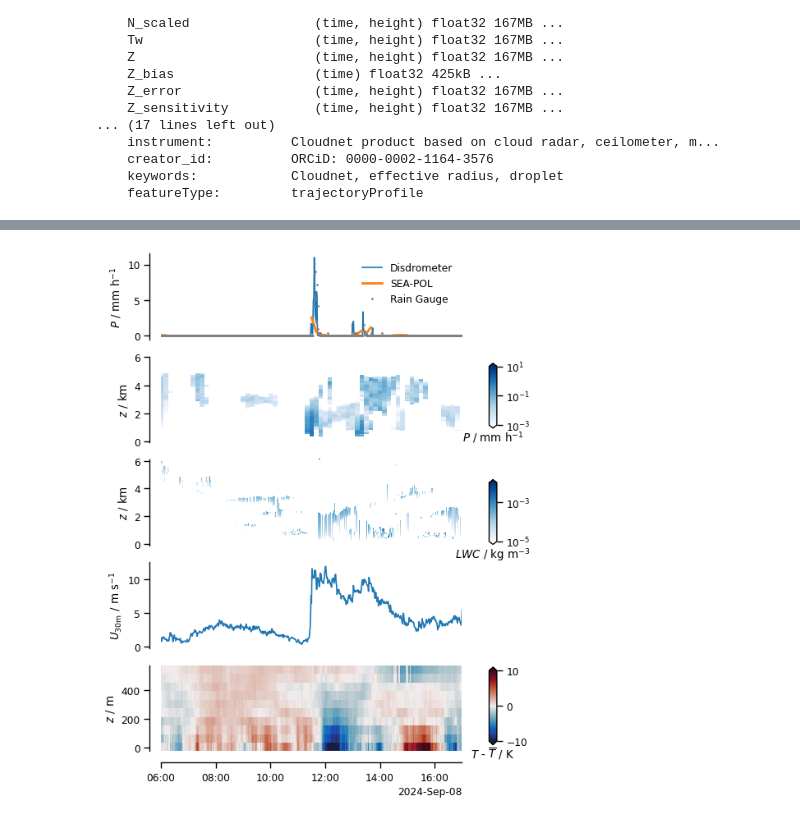
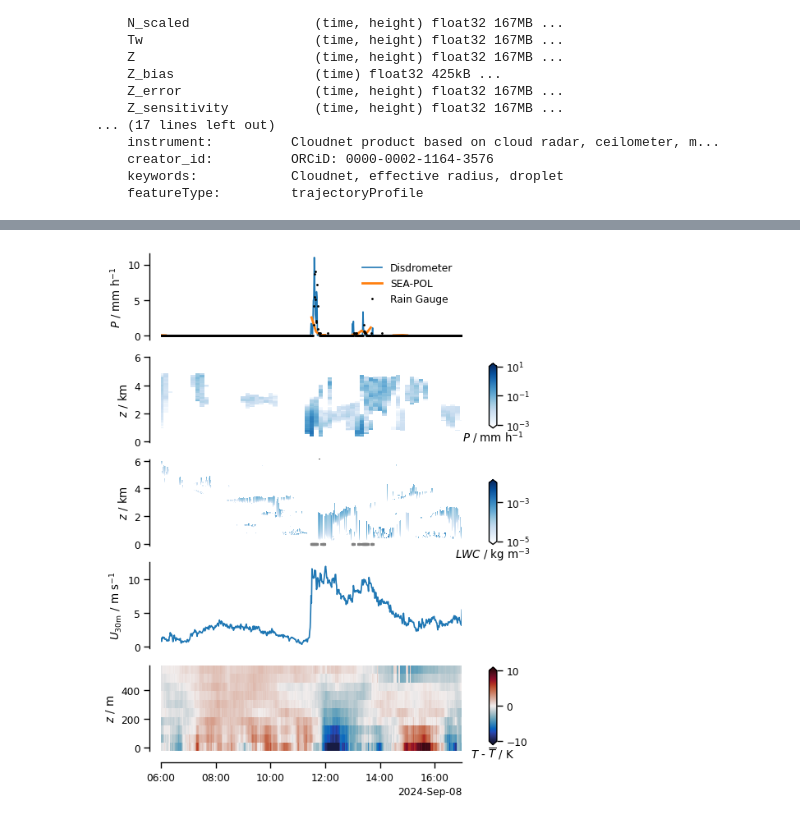
Before and after one commit to hansmsc90/bowtie_data_paper, a Jupyter notebook: scripts/wind_gust_precip.ipynb, the cells around one changed output, grey strips where cells are left out. Drawn from its saved outputs; the diff is of its cells as text; code cells hidden in the pictures.

Commit message:
adding rain flag, and smoothed lwc

```diff
--- a/scripts/wind_gust_precip.ipynb
+++ b/scripts/wind_gust_precip.ipynb
@@ -85,7 +113,7 @@ dset_pool.rain1_int.sel(
     time=slice('2024-09-08 06:00','2024-09-08 17:00')).plot(linewidth='2',label='SEA-POL')
 dset_raingauge.RR_SRM.sel(
     time=slice('2024-09-08 06:00','2024-09-08 17:00')).plot(
-    marker='o',linestyle='',markersize=1,color='gray',label='Rain Gauge')
+    marker='o',linestyle='',markersize=1,color='black',label='Rain Gauge')
 ax.set_title(None)
 ax.set_xlabel(None)
 ax.set_xlim([dset_lidart_sel.time[0],dset_lidart_sel.time[-1]])
@@ -127,8 +155,7 @@ ax.set_ylabel(r'$z$ / km')
 ax= fig.add_subplot(513)
 rain_cmap=plt.get_cmap('Blues').copy()
 rain_cmap.set_under(color='white') #set values below vmin to white
-plot_cloudnet = cloudnet.assign_coords({'height':cloudnet.height.values/1000}).lwc.sel(
-    time=slice('2024-09-08 06:00','2024-09-08 17:00'),height=slice(0,6)).plot(
+plot_cloudnet = lwc.assign_coords({'height':lwc.height.values/1000}).plot(
     x='time',cmap=rain_cmap, norm=colors.LogNorm(vmin=0.00001,vmax=0.01),shading='auto',add_colorbar=False)
 ax.set_xlim([dset_lidart_sel.time[0],dset_lidart_sel.time[-1]])
 ax.set_ylim([-0.1,6.1])
@@ -138,18 +165,12 @@ ax.set_xticklabels({})
 ax.spines['bottom'].set_visible(False)
 ax.set_ylabel(r'$z$ / km')
 
-## W-band radar reflectivity
-#ax= fig.add_subplot(513)
-#plot_cloudnet = cloudnet.assign_coords({'height':cloudnet.height.values/1000}).Z.sel(
-#    time=slice('2024-09-08 06:00','2024-09-08 17:00'),height=slice(0,6)).plot(
-#    x='time',cmap=discrete_cmap, vmin=-50, vmax=20,shading='auto',add_colorbar=False)
-#ax.set_xlim([dset_lidart_sel.time[0],dset_lidart_sel.time[-1]])
-#ax.set_ylim([-0.1,6.1])
-#sns.despine(offset=10,ax=ax)
-#ax.set_xticks([])
-#ax.set_xticklabels({})
-#ax.spines['bottom'].set_visible(False)
-#ax.set_ylabel(r'$z$ / km')
+# Add black dots for rain attenuation flag == 1
+rain_flag = cloudnet.rain_detected.sel(time=slice('2024-09-08 06:00', '2024-09-08 17:00'))
+rain_flag_mask = (rain_flag.transpose() == 1)
+#make array of zeros length of rain_flag_mask
+zeros_array = np.zeros(rain_flag_mask.shape)
+ax.scatter(lwc.time.values[rain_flag_mask],zeros_array[rain_flag_mask],color='gray', s=1, marker='s',label='Rain Detected')
 
 ax= fig.add_subplot(514)
 dset_meteo.wspd.sel(time=slice('2024-09-08 06','2024-09-08 17:00')).plot()
@@ -176,31 +197,31 @@ ax.set_xlabel(None)
 
 b1 = plt.colorbar(plot_seapool,
                   extend='both',
                   orientation='vertical',
                   cax=ax1,shrink=0.8,pad=0.09)
 b1.ax.set_xlabel(r"$P$ / mm h$^{-1}$");
 
 b1a = plt.colorbar(plot_cloudnet,
                   extend='both',
                   orientation='vertical',
                   cax=ax1a,shrink=0.8,pad=0.09)
 b1a.ax.set_xlabel(r"$LWC$ / kg m$^{-3}$");
 
 #b1a = plt.colorbar(plot_cloudnet,
 #                  extend='both',
 #                  orientation='vertical',
 #                  cax=ax1a,shrink=0.8,pad=0.09)
 #b1a.ax.set_xlabel(r"$Z$ / dBZ");
 #b1a.ax.set_yticks([-40,-20,0,20])
 
 b2 = plt.colorbar(plot_cb,
                   extend='both',
                   orientation='vertical',
                   cax=ax2,shrink=0.8,pad=0.09)
 b2.ax.set_xlabel(r"$T$ - $\overline{T}$ / K");
 b2.ax.set_yticks([-10,0,10])
 
 plt.savefig('../figures/precip_wind_temp_wind_gust.pdf',
             format='pdf',bbox_inches='tight',orientation={'landscape'})
 # %% [output]
-[figure, old version]
+[figure, new version]
```
Also changed, not shown: parts of 3 cells of this notebook, 1 other file.
